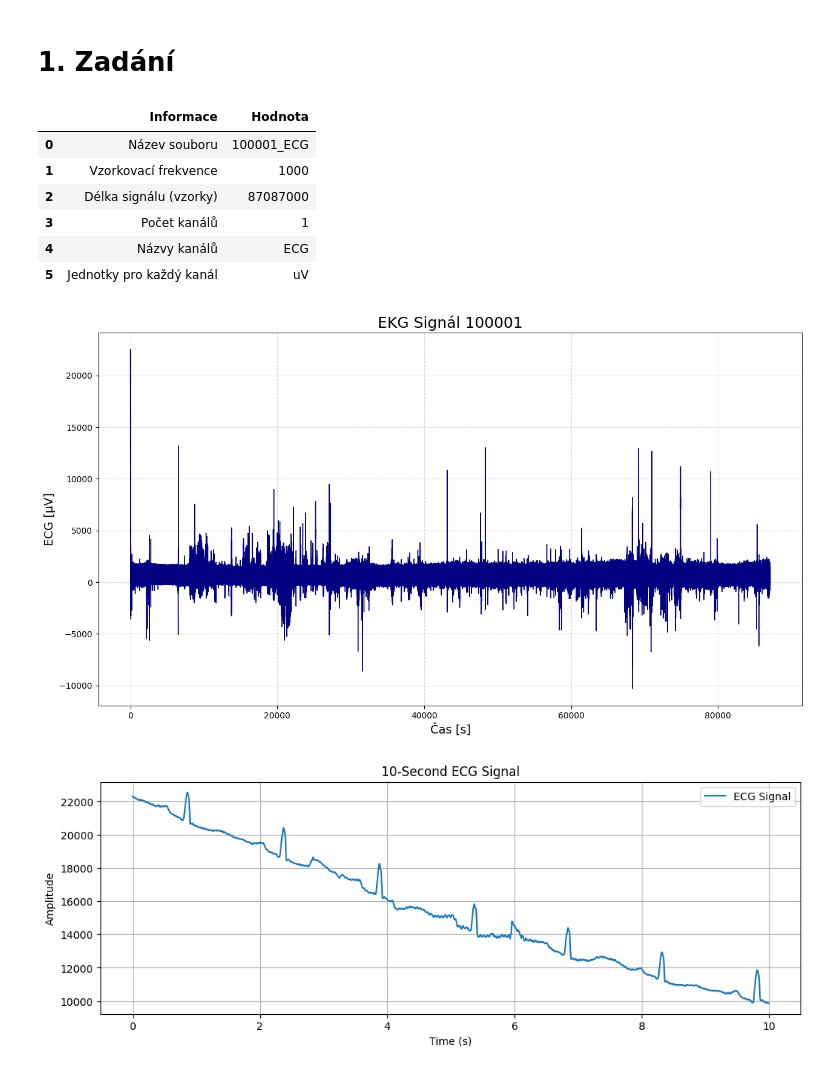
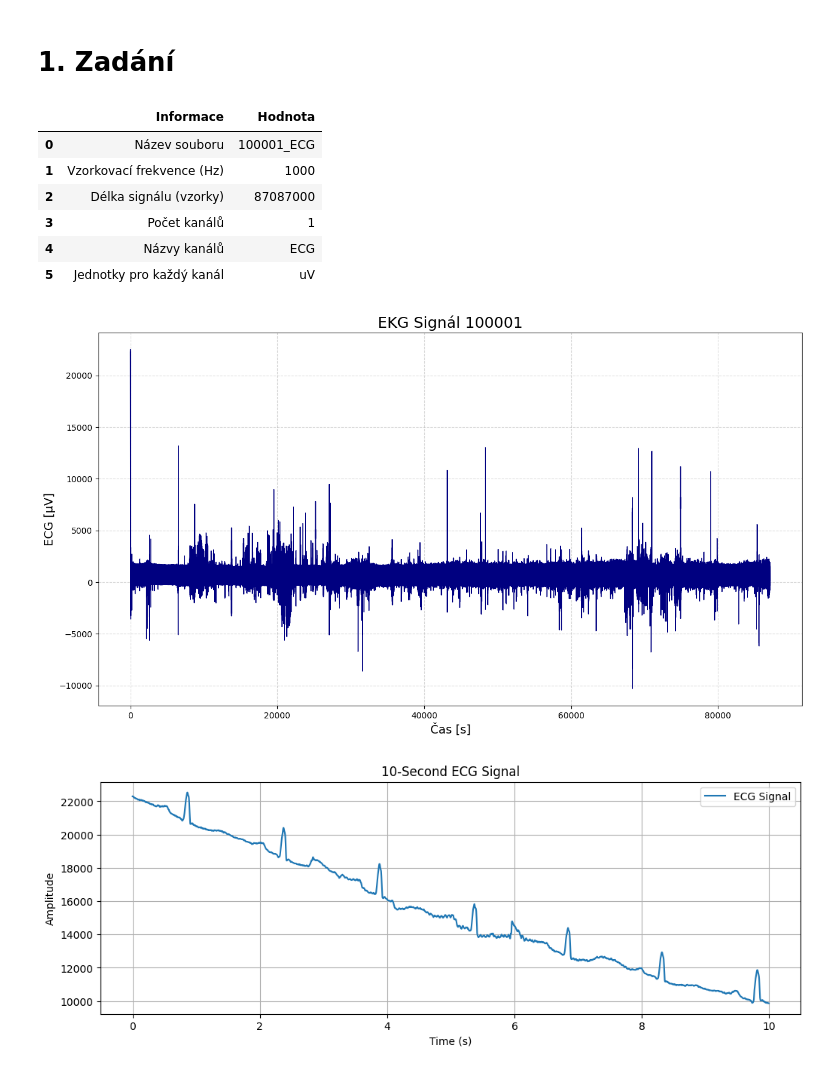
Before and after one commit to ondrejsvorc/UJEP, a Jupyter notebook: PZS/seminar_work_1/main.ipynb, the cells around one changed output. Cells and saved outputs as stored; diff of their text form; code cells hidden in the pictures.

```diff
--- a/PZS/seminar_work_1/main.ipynb
+++ b/PZS/seminar_work_1/main.ipynb
@@ -29,58 +33,58 @@ import matplotlib.pyplot as plt
 # %% [markdown]
 # 1. Zadání
 # %%
-def load_ecg_signal(file_name):
-    ecg_record = wfdb.rdrecord(file_name)
-    return ecg_record
+def load_ecg(file_name: str) -> Record:
+    ecg = wfdb.rdrecord(file_name)
+    return ecg
 
 
-def display_signal_info(ecg_record):
-    signal_info = [
-        ["Název souboru", ecg_record.record_name],
-        ["Vzorkovací frekvence", ecg_record.fs],
-        ["Délka signálu (vzorky)", ecg_record.sig_len],
-        ["Počet kanálů", ecg_record.n_sig],
-        ["Názvy kanálů", ", ".join(ecg_record.sig_name)],
-        ["Jednotky pro každý kanál", ", ".join(ecg_record.units)],
+def display_ecg_info(ecg: Record):
+    info = [
+        ["Název souboru", ecg.record_name],
+        ["Vzorkovací frekvence (Hz)", ecg.fs],
+        ["Délka signálu (vzorky)", ecg.sig_len],
+        ["Počet kanálů", ecg.n_sig],
+        ["Názvy kanálů", ", ".join(ecg.sig_name)],
+        ["Jednotky pro každý kanál", ", ".join(ecg.units)],
     ]
 
-    info_df = pd.DataFrame(signal_info, columns=["Informace", "Hodnota"])
+    info_df = pd.DataFrame(info, columns=["Informace", "Hodnota"])
     display(info_df)
 
 
-ecg_100001 = load_ecg_signal("100001_ECG")
-display_signal_info(ecg_100001)
+ecg_100001 = load_ecg("100001_ECG")
+display_ecg_info(ecg_100001)
 
 ecg_signal = ecg_100001.p_signal
 sampling_frequency = 1000
 time_axis = np.arange(len(ecg_signal)) / sampling_frequency
 
 plt.figure(figsize=(15, 8))
 plt.plot(time_axis, ecg_signal, color="navy", linewidth=1)
 plt.title("EKG Signál 100001", fontsize=18)
 plt.xlabel("Čas [s]", fontsize=14)
 plt.ylabel("ECG [µV]", fontsize=14)
 plt.grid(True, linestyle="--", alpha=0.5)
 plt.show()
 
 Fs = 360
 tmax = 10
 ECGsignal = ecg_100001.p_signal[:, 0]
 ECGsample = ECGsignal[0 : Fs * tmax]
 time = [i / Fs for i in range(len(ECGsample))]
 
 plt.figure(figsize=(12, 4))
 plt.plot(time, ECGsample, label="ECG Signal")
 plt.title("10-Second ECG Signal")
 plt.xlabel("Time (s)")
 plt.ylabel("Amplitude")
 plt.grid(True)
 plt.legend()
 plt.show()
 # %% [output]
 |  | Informace | Hodnota |
 | 0 | Název souboru | 100001_ECG |
-| 1 | Vzorkovací frekvence | 1000 |
+| 1 | Vzorkovací frekvence (Hz) | 1000 |
 | 2 | Délka signálu (vzorky) | 87087000 |
 | 3 | Počet kanálů | 1 |
 | 4 | Názvy kanálů | ECG |
```
Also changed, not shown: parts of 2 cells of this notebook.
